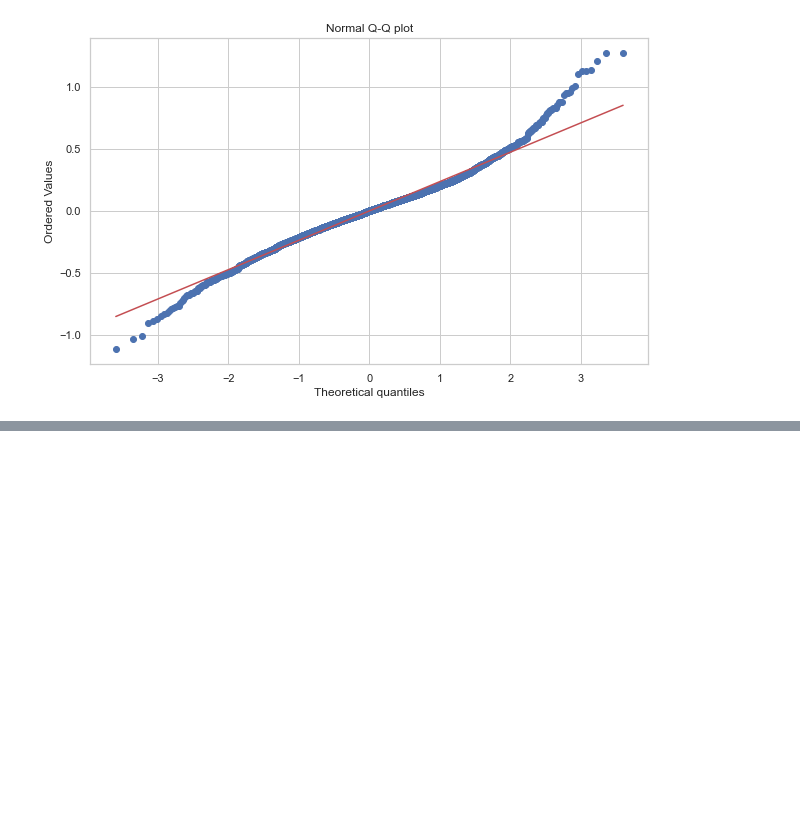
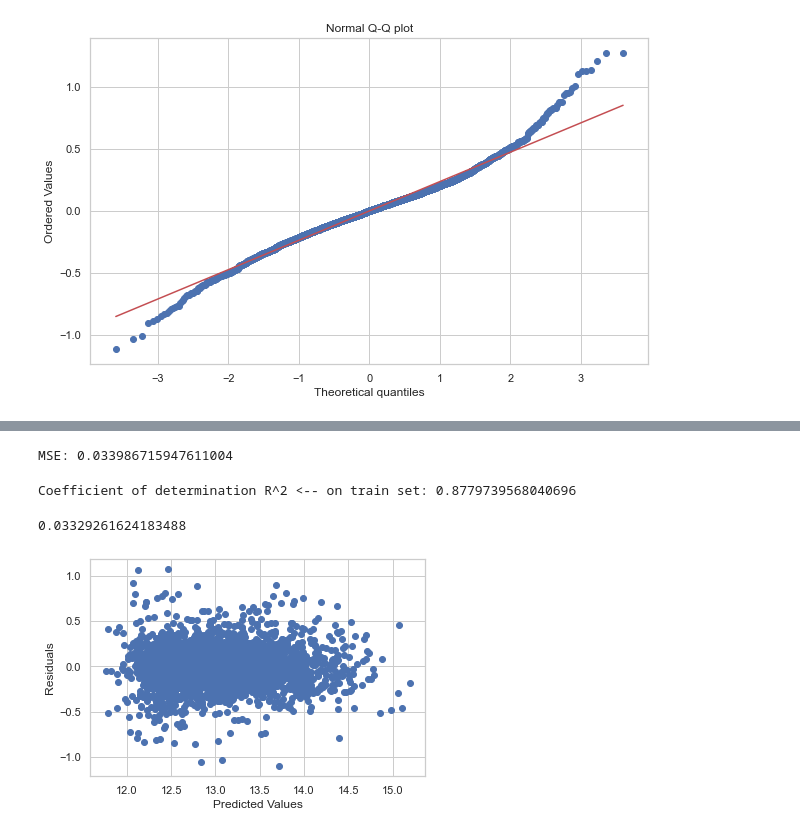
Before and after one commit to esharma3/king_county_house_price_prediction, a Jupyter notebook: kc_house_price_prediction.ipynb, the cells around one changed output, grey strips where cells are left out. Cells and saved outputs as stored; diff of their text form; code cells hidden in the pictures; blank space fills up the shorter version.

Commit message:
added random forest

```diff
--- a/kc_house_price_prediction.ipynb
+++ b/kc_house_price_prediction.ipynb
@@ -662,0 +683,48 @@ Text(0.5, 1.0, 'Normal Q-Q plot')
+# %%
+rf_house_pipe = Pipeline([
+
+    # categorical encoding
+    ('ohe_enc_high_cardinal', ce.OneHotCategoricalEncoder(
+        top_categories=30, variables=["zipcode"], drop_last=False)),
+    ('ohe_enc_categorical', ce.OneHotCategoricalEncoder(
+        top_categories=5, variables=['yr_renovated',
+        ])),
+
+    # discretisation + encoding
+    ('discretisation', dsc.EqualFrequencyDiscretiser(
+        q=5, return_object=True, variables=['bathrooms', 'sqft_living', 'sqft_lot', 'sqft_basement'])),
+
+    # feature Scaling
+    ('scaler', StandardScaler()),
+
+    # regression
+    ('rf', RandomForestRegressor(n_estimators = 100))
+])
+
+# rf = RandomForestRegressor(n_estimators = 100)
+
+# X_train, X_test, y_train, y_test = train_test_split(X_model1, y, test_size=0.2, random_state=1)
+
+rf_house_pipe.fit(X_train, y_train)
+
+rf_predictions = rf_house_pipe.predict(X_test)
+# %%
+print('MSE:', metrics.mean_squared_error(y_test, rf_predictions))
+# %% [output]
+MSE: 0.033986715947611004
+# %%
+print("Coefficient of determination R^2 <-- on train set: {}".format(rf_house_pipe.score(X_test, y_test)))
+# %% [output]
+Coefficient of determination R^2 <-- on train set: 0.8779739568040696
+# %%
+cv_score = np.mean((cross_val_score(rf_house_pipe, X, y, cv=5, scoring='neg_mean_squared_error'))*-1)
+cv_score
+# %% [output]
+0.03329261624183488
+# %%
+plt.scatter(rf_predictions, y_test - rf_predictions)
+plt.xlabel("Predicted Values")
+plt.ylabel("Residuals")
+plt.show()
+# %% [output]
+[figure, added]
```
Also changed, not shown: parts of 8 cells of this notebook.
